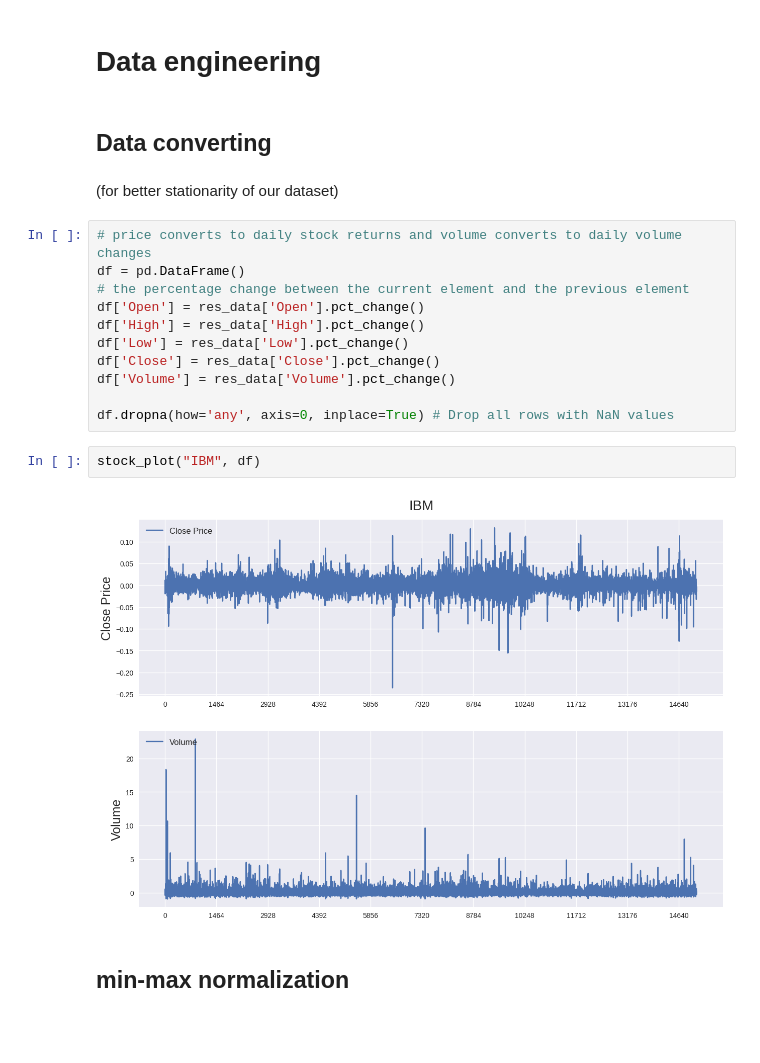
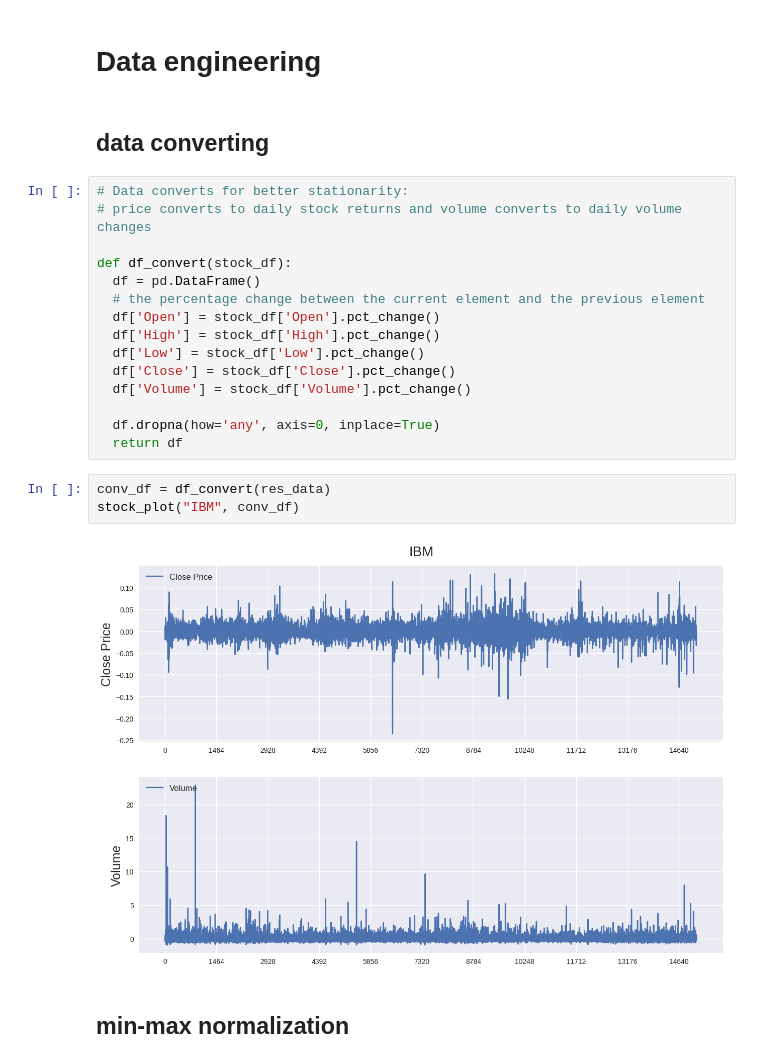
Before and after one commit to annalimm/MultiTimeSeries_Transformer, a Jupyter notebook: MultiTimeSer.ipynb, the cells around one changed output. Cells and saved outputs as stored; diff of their text form; blank space fills up the shorter version.

```diff
--- a/MultiTimeSer.ipynb
+++ b/MultiTimeSer.ipynb
@@ -136,24 +129,27 @@ stock_plot("IBM", res_data)
 # %% [markdown]
 # Data engineering
 # %% [markdown]
-## Data converting
+## data converting
-# %% [markdown]
-(for better stationarity of our dataset)
 # %%
+# Data converts for better stationarity:
 # price converts to daily stock returns and volume converts to daily volume changes
-df = pd.DataFrame()
-# the percentage change between the current element and the previous element
-df['Open'] = res_data['Open'].pct_change()
-df['High'] = res_data['High'].pct_change()
-df['Low'] = res_data['Low'].pct_change()
-df['Close'] = res_data['Close'].pct_change()
-df['Volume'] = res_data['Volume'].pct_change()
 
-df.dropna(how='any', axis=0, inplace=True) # Drop all rows with NaN values
+def df_convert(stock_df):
+  df = pd.DataFrame()
+  # the percentage change between the current element and the previous element
+  df['Open'] = stock_df['Open'].pct_change()
+  df['High'] = stock_df['High'].pct_change()
+  df['Low'] = stock_df['Low'].pct_change()
+  df['Close'] = stock_df['Close'].pct_change()
+  df['Volume'] = stock_df['Volume'].pct_change()
+
+  df.dropna(how='any', axis=0, inplace=True)
+  return df
-# %%
-stock_plot("IBM", df)
-# %% [output]
-[figure, removed]
+# %%
+conv_df = df_convert(res_data)
+stock_plot("IBM", conv_df)
+# %% [output]
+[figure, added]
 # %% [markdown]
 ## min-max normalization
 # %% [markdown]
```
Also changed, not shown: parts of 43 cells of this notebook.
